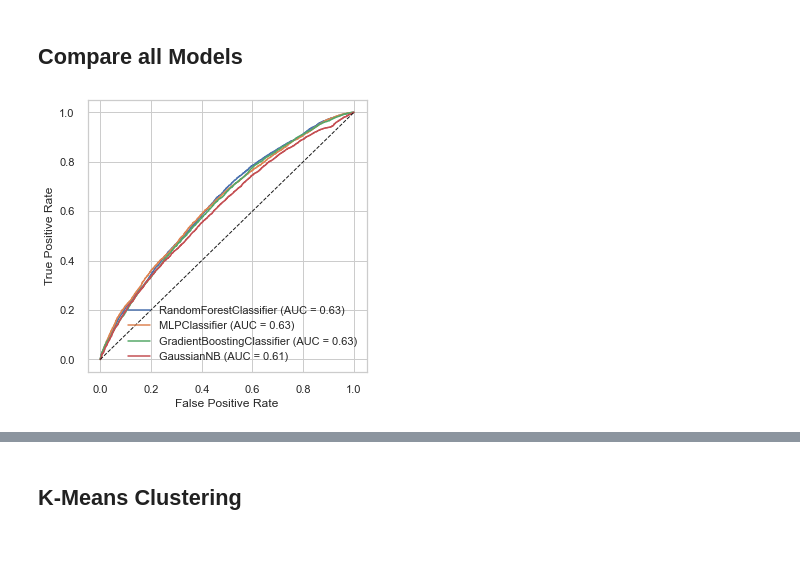
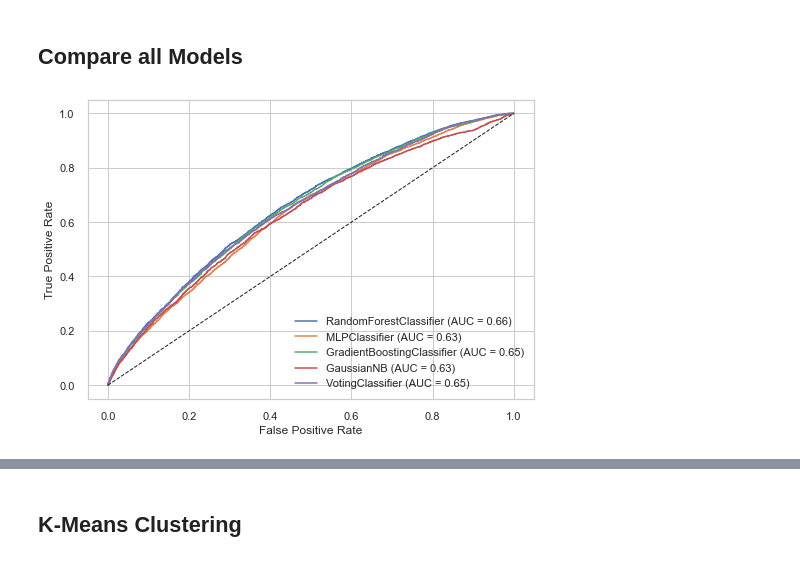
Before and after one commit to bcullinan32/ML_Course, a Jupyter notebook: Class-Data-Clean-Up.ipynb, the cells around one changed output, grey strips where cells are left out. Drawn from its saved outputs; the diff is of its cells as text; code cells hidden in the pictures.

Commit message:
Added Voting Classifer. Feature Eng tweeks.  Model Tuning

```diff
--- a/Class-Data-Clean-Up.ipynb
+++ b/Class-Data-Clean-Up.ipynb
@@ -595 +596,8 @@ cleanDF.sample(3)
 3 rows × 56 columns
+# %%
+# Expermiment -  Engineer Features in PCA List
+
+cleanDF['patientVists'] = cleanDF['number_emergency'] + cleanDF['number_inpatient'] \
+                          + cleanDF['number_outpatient']
+
+cleanDF= cleanDF.drop(columns=['number_emergency','number_inpatient','number_outpatient'])
@@ -807,15 +885,21 @@ x_test_pca, PredictorVar_pca = PCA_Actual(x_test_pca,features,PCs) # set, featur
 # %%
+# Set Up:
+
 # Sets to Use:
-x_train_Active = x_train_pca
-x_test_Active = x_test_pca
-y_train_Active = y_train_pca
-y_test_Active= y_test_pca
+x_train_Active = x_train #x_train_pca
+x_test_Active = x_test #x_test_pca
+y_train_Active = y_train #y_train_pca
+y_test_Active= y_test #y_test_pca
 
 # Feature List
-featureList = PredictorVar_pca
+featureList =  SelectedFeatures
+## parking Lot SelectedFeatures, PredictorVar_pca, PredictorVar_orig
 
 # Scale X sets:
 ## Note: Proven that models do better w/o scaling -- revist as I refine to see if that remains true.
-# sc_X = StandardScaler()
-# x_train_Active = sc_X.fit_transform(x_train_Active)
-# x_test_Active = sc_X.transform(x_test_Active)
+
+sc_X = StandardScaler()
+x_train_Active = sc_X.fit_transform(x_train_Active)
+x_test_Active = sc_X.transform(x_test_Active)
+
+featureList
@@ -1117,0 +1222,13 @@ N.N ROC Plot
+# %%
+#create a dictionary of our models
+estimators=[('RandFor',rf),('GradBoost',gb),('Gaussian_NB',gnb)] # ('NeuNet',nn),
+
+#create our voting classifier, inputting our models
+eclf = VotingClassifier(estimators,voting='soft')
+
+# fit model to training data
+eclf.fit(x_train_Active, y_train_Active)
+
+# Make Predictions
+y_pred_eclf = eclf.predict(x_test_Active)
+print("done predict eclf")
@@ -1120,16 +1280,18 @@ N.N ROC Plot
 # %%
 # Compare ROC's/AUC's
 # Plot First Model:
 disp = plot_roc_curve(rf,x_test_Active,y_test_Active)
 # To Add More Models, copy line below and replace model name:
 plot_roc_curve(nn,x_test_Active,y_test_Active, ax=disp.ax_)
 plot_roc_curve(gb,x_test_Active,y_test_Active, ax=disp.ax_)
 plot_roc_curve(gnb,x_test_Active,y_test_Active, ax=disp.ax_)
+plot_roc_curve(eclf,x_test_Active,y_test_Active, ax=disp.ax_)
+#plot_roc_curve(ensemble,x_test_Active,y_test_Active, ax=disp.ax_)
 # plot Random Line
 plt.plot([0,1], [0,1], '--k', lw=1.0, label='Random')
 plt.savefig(plotLoc +'ROC-Compare.png')
 # %% [output]
-[figure, old version]
+[figure, new version]
 # %%
 ## Combined Feature Importance Plot
 
```
Also changed, not shown: parts of 85 cells of this notebook.
